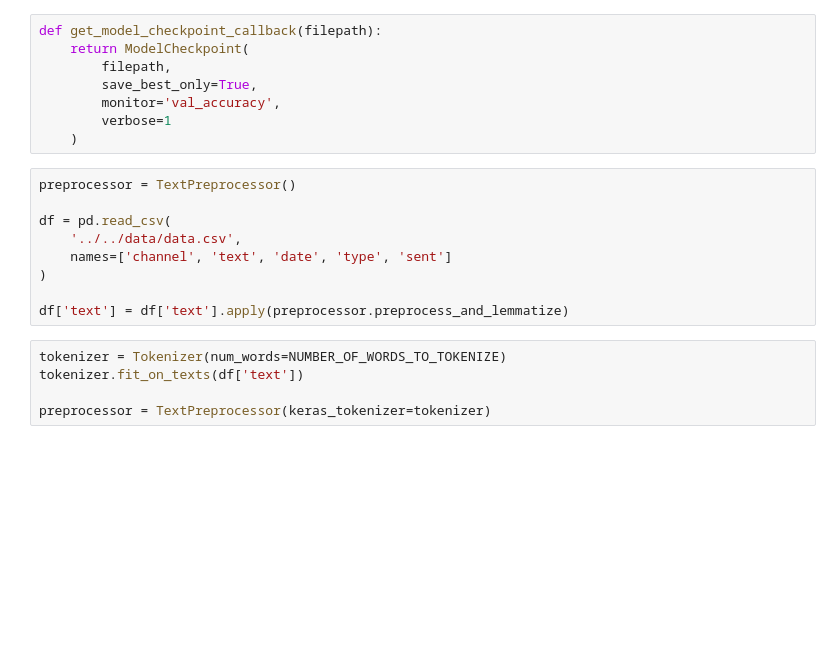
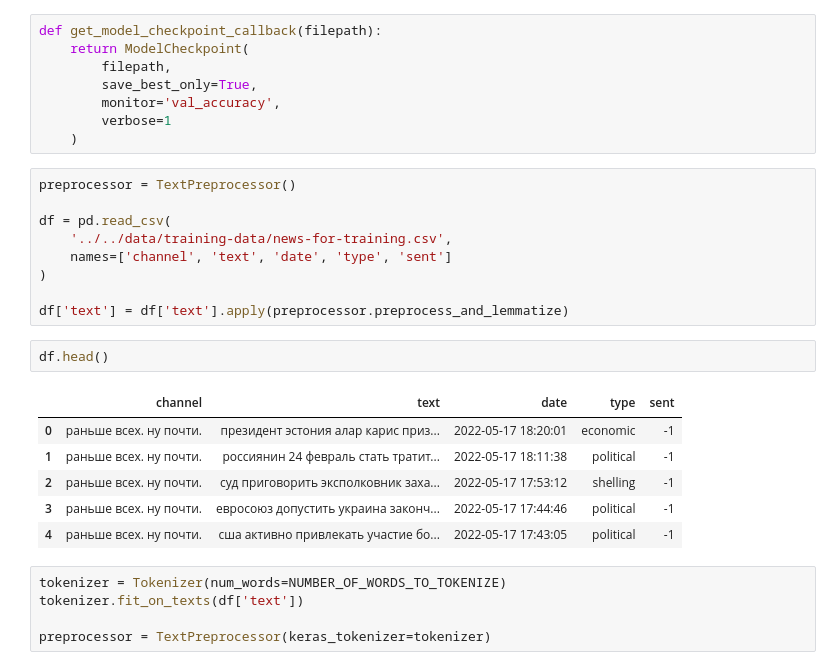
Before and after one commit to kinfi4/Telegram-News-Analyzer, a Jupyter notebook: src/models/nn-models/nn-models-news-type-prediction.ipynb, the cells around one changed output. Saved outputs shown, nothing was run; the diff lists cells and outputs as text; blank space fills up the shorter version.

```diff
--- a/src/models/nn-models/nn-models-news-type-prediction.ipynb
+++ b/src/models/nn-models/nn-models-news-type-prediction.ipynb
@@ -42,11 +42,20 @@ def get_model_checkpoint_callback(filepath):
 preprocessor = TextPreprocessor()
 
 df = pd.read_csv(
-    '../../data/data.csv',
+    '../../data/training-data/news-for-training.csv',
     names=['channel', 'text', 'date', 'type', 'sent']
 )
 
 df['text'] = df['text'].apply(preprocessor.preprocess_and_lemmatize)
+# %%
+df.head()
+# %% [output]
+|  | channel | text | date | type | sent |
+| 0 | раньше всех. ну почти. | президент эстония алар карис приз... | 2022-05-17 18:20:01 | economic | -1 |
+| 1 | раньше всех. ну почти. | россиянин 24 февраль стать тратит... | 2022-05-17 18:11:38 | political | -1 |
+| 2 | раньше всех. ну почти. | суд приговорить эксполковник заха... | 2022-05-17 17:53:12 | shelling | -1 |
+| 3 | раньше всех. ну почти. | евросоюз допустить украина законч... | 2022-05-17 17:44:46 | political | -1 |
+| 4 | раньше всех. ну почти. | сша активно привлекать участие бо... | 2022-05-17 17:43:05 | political | -1 |
 # %%
 tokenizer = Tokenizer(num_words=NUMBER_OF_WORDS_TO_TOKENIZE)
 tokenizer.fit_on_texts(df['text'])
```
Also changed, not shown: parts of 7 cells of this notebook, 22 other files.
